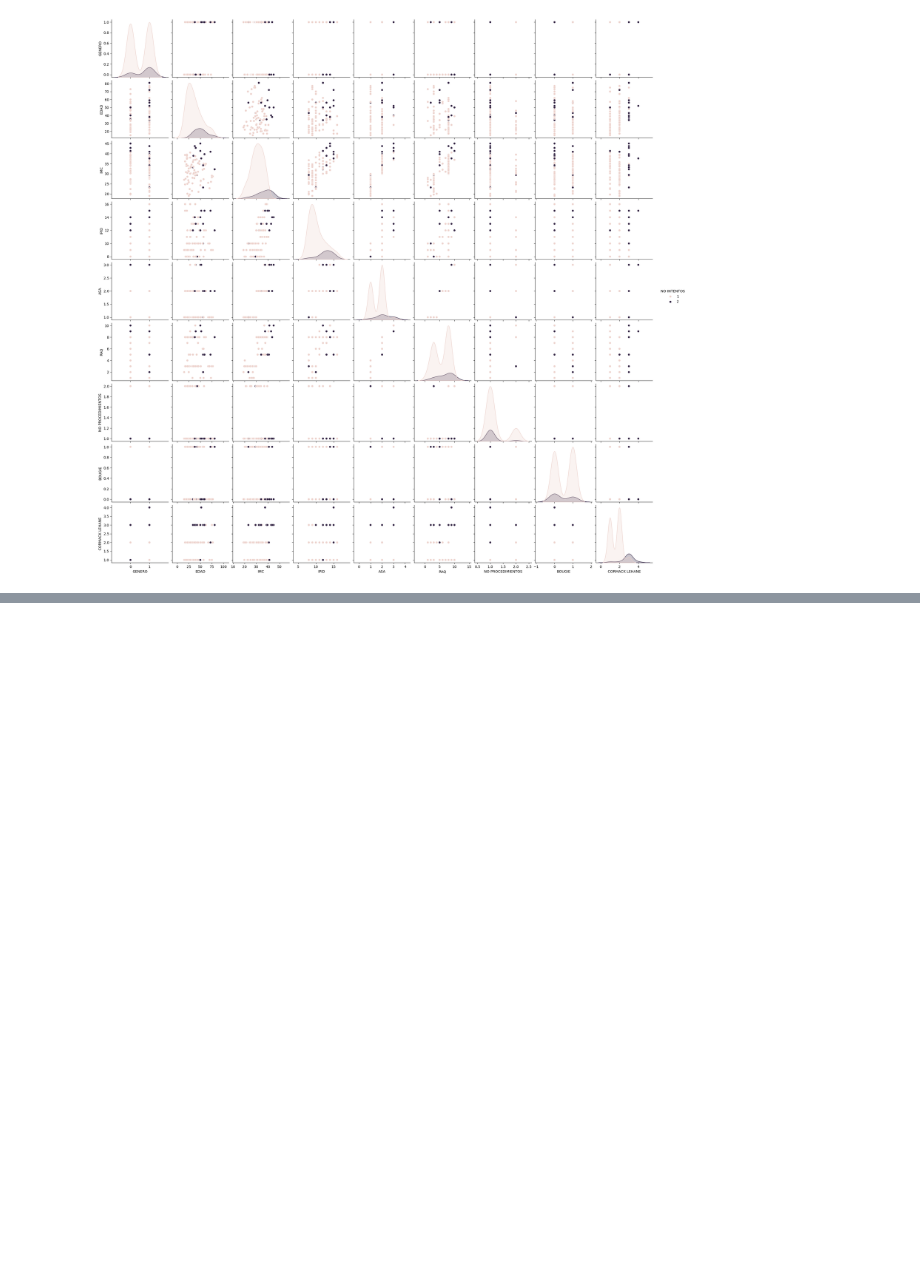
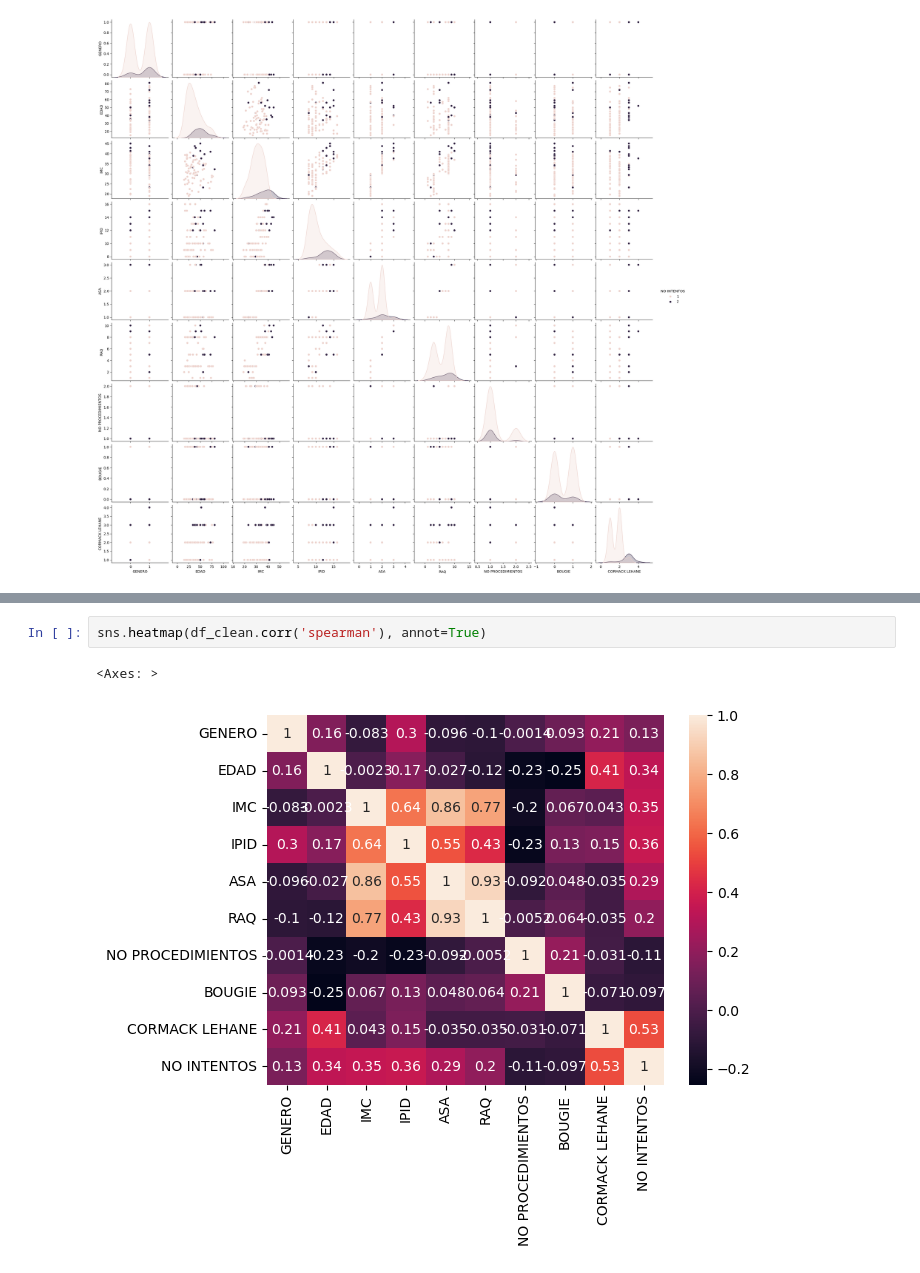
Before and after one commit to JustBati/4fun, a Jupyter notebook: isa.ipynb, the cells around one changed output, grey strips where cells are left out. Drawn from its saved outputs; the diff is of its cells as text; blank space fills up the shorter version.

```diff
--- a/isa.ipynb
+++ b/isa.ipynb
@@ -78,0 +99,5 @@ sns.pairplot(df_clean, hue='NO INTENTOS', diag_kind='kde')
+# %%
+sns.heatmap(df_clean.corr('spearman'), annot=True)
+# %% [output]
+<Axes: >
+[figure, added]
```
Also changed, not shown: parts of 4 cells of this notebook.
